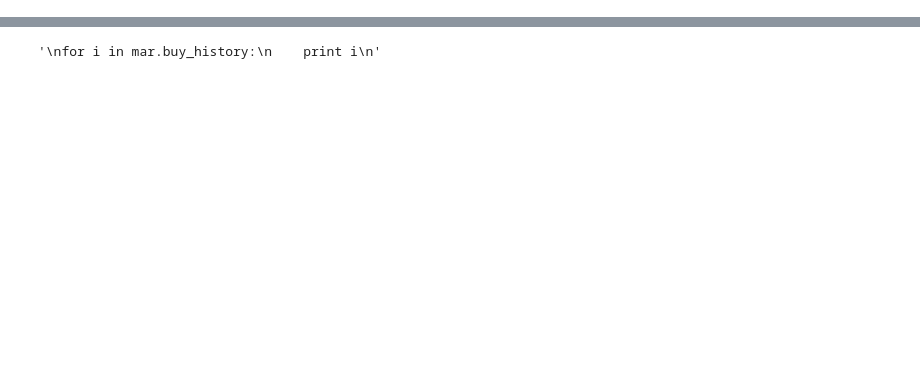
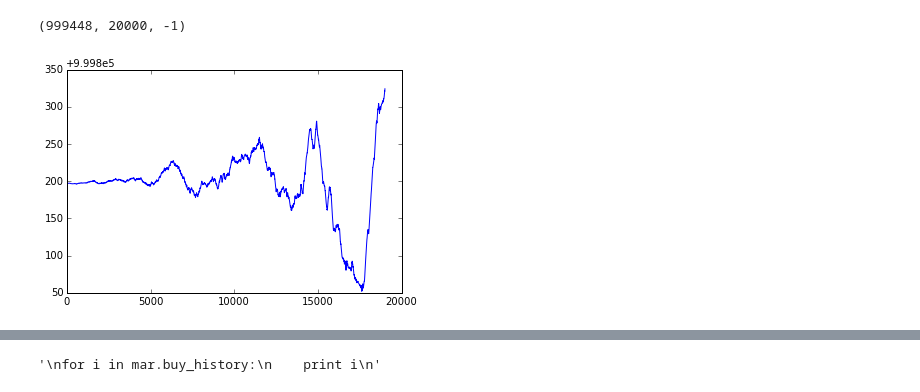
Before and after one commit to beeleb/Market-Model, a Jupyter notebook: trader model.ipynb, the cells around one changed output, grey strips where cells are left out. Saved outputs shown, nothing was run; the diff lists cells and outputs as text; code cells hidden in the pictures; blank space fills up the shorter version.

```diff
--- a/trader model.ipynb
+++ b/trader model.ipynb
@@ -259,0 +437,9 @@ def SIM_MAKER(market,traders,makers,TIMES): #マーケットメイカーのい
+# %%
+def move_ave(prices,sums):#移動平均線のプロット用
+    kikan = len(prices)-sums
+    ave = [0] * kikan
+    for i in range(kikan):
+        ave[i] = sum(prices[i:sums+i])/sums
+
+    plt.plot(ave)
+    plt.show
@@ -270,0 +524,10 @@ Populating the interactive namespace from numpy and matplotlib
+# %%
+for order in mars[0].buy_orders:
+    if order[2] == -1:
+        print order
+# %% [output]
+(999448, 20000, -1)
+# %%
+move_ave(mar.prices,1000)
+# %% [output]
+[figure, added]
```
Also changed, not shown: parts of 35 cells of this notebook, 1 other file.
